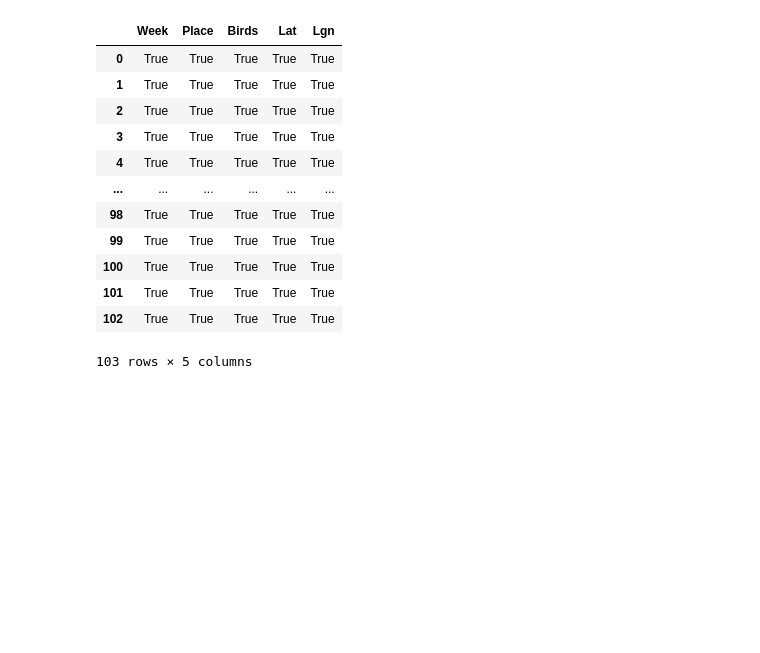
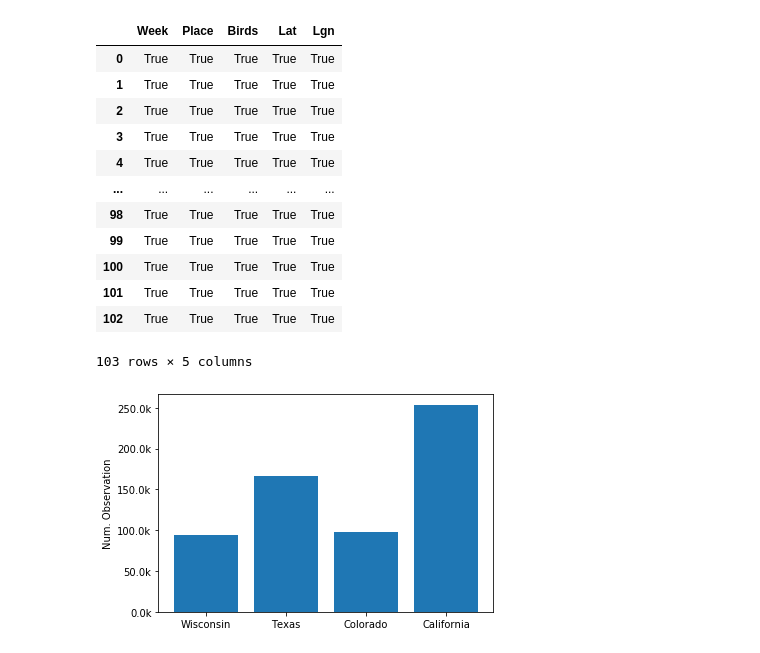
Before and after one commit to hinowashi/InshightWebapp, a Jupyter notebook: flaskexample/Project/Insight Project Set Method.ipynb, the cells around one changed output. Drawn from its saved outputs; the diff is of its cells as text; code cells hidden in the pictures; blank space fills up the shorter version.

```diff
--- a/flaskexample/Project/Insight Project Set Method.ipynb
+++ b/flaskexample/Project/Insight Project Set Method.ipynb
@@ -449,3 +449,31 @@ dataTable2 == dataTable
 | 101 | True | True | True | True | True |
 | 102 | True | True | True | True | True |
 103 rows × 5 columns
+# %%
+from matplotlib.ticker import FuncFormatter
+import matplotlib.pyplot as plt
+import numpy as np
+
+x = np.arange(4)
+money = [94604 , 166649, 97718, 253738]
+
+def save_fig(name):
+    fig.savefig(name,dpi=80,bbox_inches='tight', pad_inches=0.02, format = 'png')
+
+def millions(x, pos):
+    'The two args are the value and tick position'
+    return '%1.1fk' % (x * 1e-3)
+
+
+formatter = FuncFormatter(millions)
+
+fig, ax = plt.subplots()
+ax.yaxis.set_major_formatter(formatter)
+plt.bar(x, money)
+plt.ylabel('Num. Observation')
+plt.xticks(x, ('Wisconsin', 'Texas', 'Colorado', 'California'))
+
+save_fig('./state_obs.png')
+plt.show()
+# %% [output]
+[figure, added]
```
Also changed, not shown: 8 other files.
